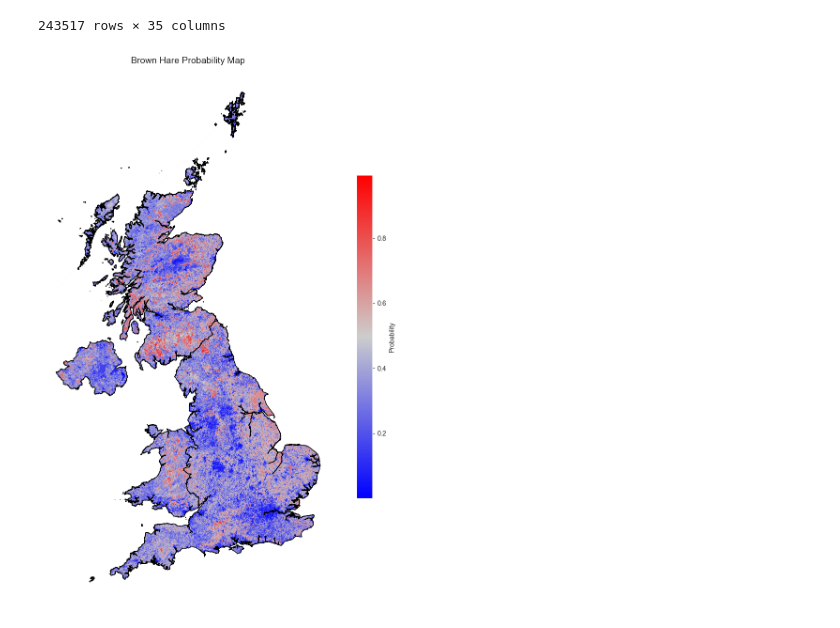
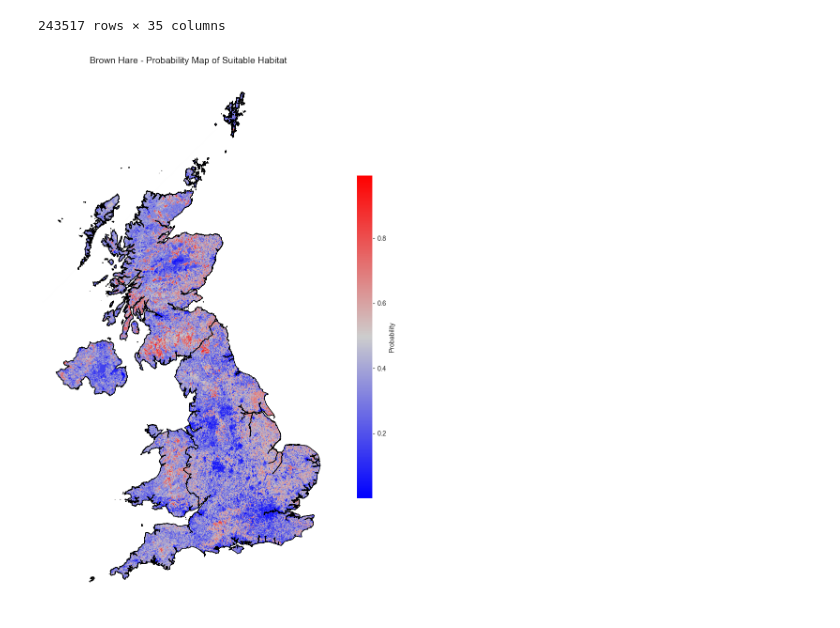
Before and after one commit to arzaan789/Species-Distribution-Modeling, a Jupyter notebook: brown_hare_inference.ipynb, the cells around one changed output. Drawn from its saved outputs; the diff is of its cells as text; code cells hidden in the pictures.

```diff
--- a/brown_hare_inference.ipynb
+++ b/brown_hare_inference.ipynb
@@ -281,35 +281,35 @@ cmap = mcolors.LinearSegmentedColormap.from_list(
     "custom",
     ["blue",
      # "#7072EE",
      # "#00CDFF",
      "#CDCDCD",
      # "#FF00FE",
      # "#FC79f6",
      "red"]
 )
 norm = mcolors.Normalize(vmin=np.nanmin(zi_masked), vmax=np.nanmax(zi_masked))
 
 # Plot
 fig, ax = plt.subplots(figsize=(10, 12))
 img = ax.imshow(
     zi_masked,
     origin='lower',
     extent=(xi.min(), xi.max(), yi.min(), yi.max()),
     cmap=cmap,
     norm=norm
 )
 
 # Overlay UK boundaries
 uk_countries.boundary.plot(ax=ax, color='black', linewidth=1)
 
 # Colorbar
 cbar = plt.colorbar(img, ax=ax, shrink=0.6, label='Probability')
-ax.set_title('Brown Hare Probability Map', fontsize=14)
+ax.set_title('Brown Hare - Probability Map of Suitable Habitat', fontsize=14)
 ax.set_axis_off()
 plt.tight_layout()
 plt.show()
 # %% [output]
-[figure, old version]
+[figure, new version]
 # %%
 #save the image
 fig.savefig("brown_hare_probability_map.png", dpi=300, bbox_inches='tight')
```
Also changed, not shown: 10 other files.
